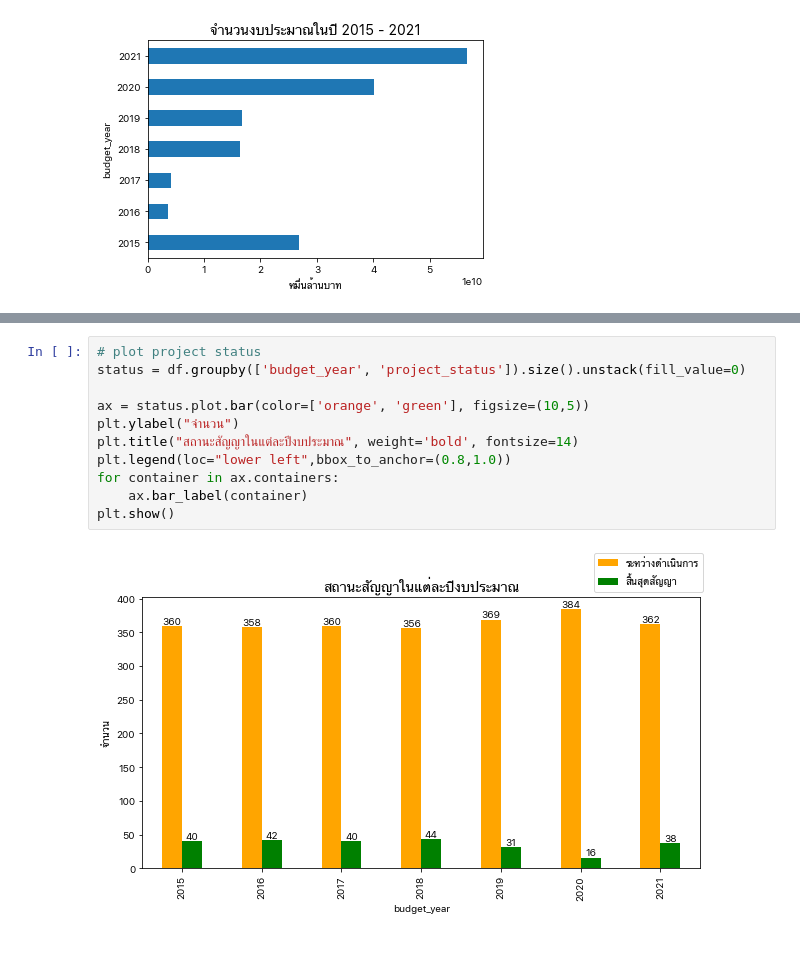
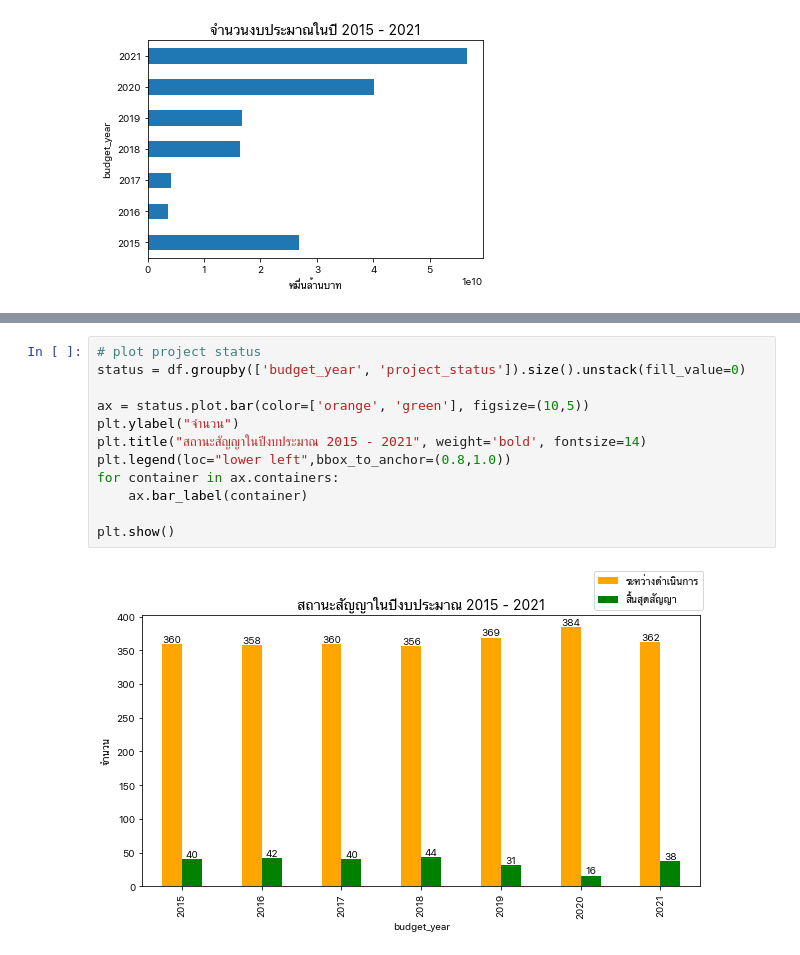
Before and after one commit to tunlaton11/DS4Biz_Assignment, a Jupyter notebook: DS4Biz_Assignment1_63070224.ipynb, the cells around one changed output, grey strips where cells are left out. Cells and saved outputs as stored; diff of their text form.

```diff
--- a/DS4Biz_Assignment1_63070224.ipynb
+++ b/DS4Biz_Assignment1_63070224.ipynb
@@ -299,13 +369,14 @@ plt.show()
 # %%
 # plot project status
 status = df.groupby(['budget_year', 'project_status']).size().unstack(fill_value=0)
 
 ax = status.plot.bar(color=['orange', 'green'], figsize=(10,5))
 plt.ylabel("จำนวน")
-plt.title("สถานะสัญญาในแต่ละปีงบประมาณ", weight='bold', fontsize=14)
+plt.title("สถานะสัญญาในปีงบประมาณ 2015 - 2021", weight='bold', fontsize=14)
 plt.legend(loc="lower left",bbox_to_anchor=(0.8,1.0))
 for container in ax.containers:
     ax.bar_label(container)
+
 plt.show()
 # %% [output]
-[figure, old version]
+[figure, new version]
```
Also changed, not shown: parts of 6 cells of this notebook.
